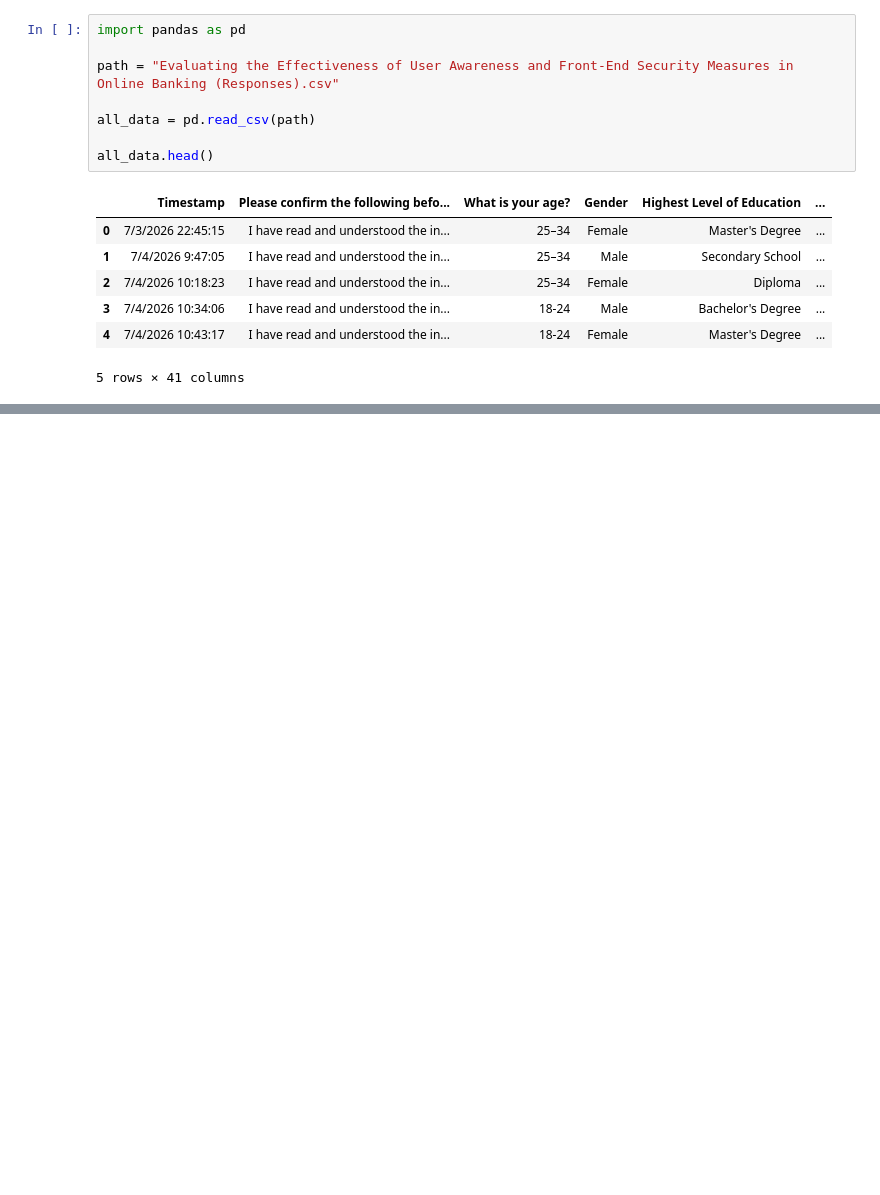
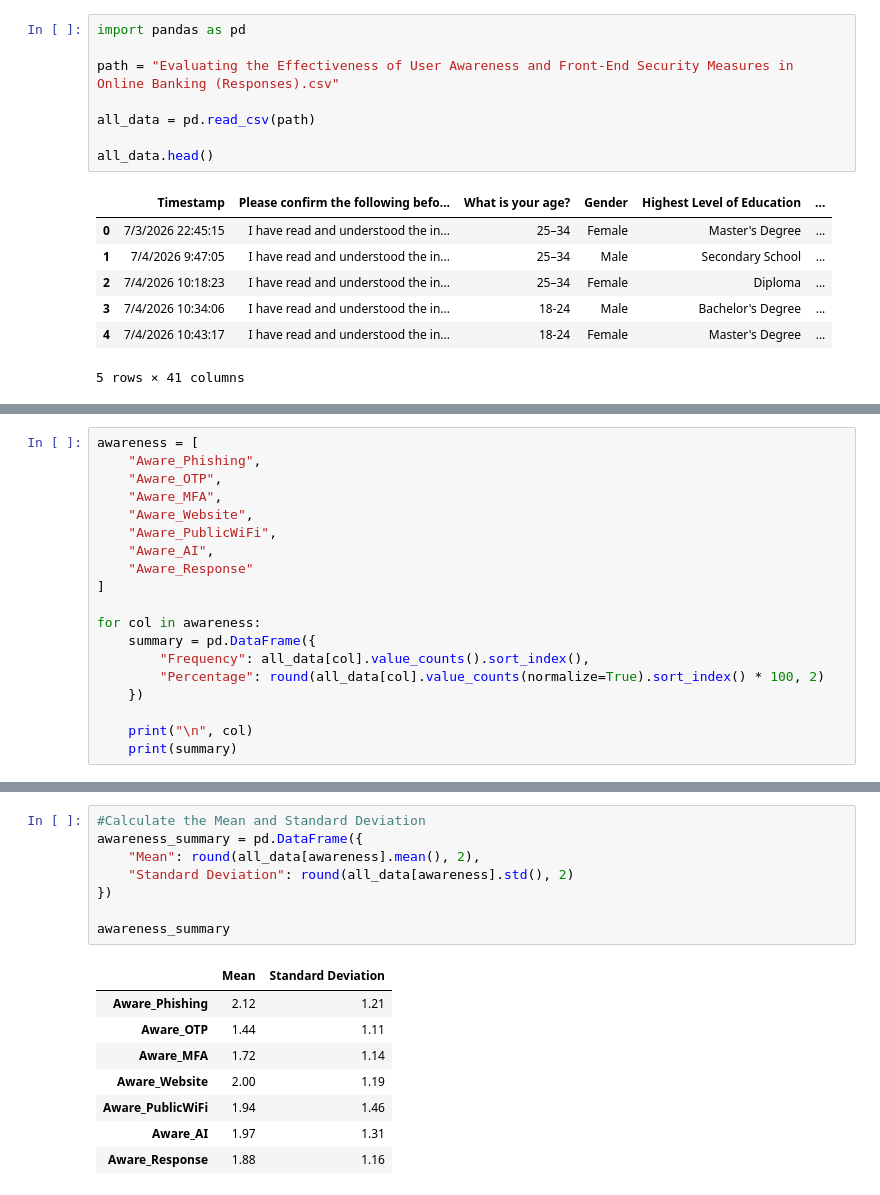
Before and after one commit to Shavindri/Final-Year-Project, a Jupyter notebook: Untitled0.ipynb, the cells around one changed output, grey strips where cells are left out. Cells and saved outputs as stored; diff of their text form; blank space fills up the shorter version.

```diff
--- a/Untitled0.ipynb
+++ b/Untitled0.ipynb
@@ -47,0 +310,19 @@ all_data.head()
+# %%
+awareness = [
+    "Aware_Phishing",
+    "Aware_OTP",
+    "Aware_MFA",
+    "Aware_Website",
+    "Aware_PublicWiFi",
+    "Aware_AI",
+    "Aware_Response"
+]
+
+for col in awareness:
+    summary = pd.DataFrame({
+        "Frequency": all_data[col].value_counts().sort_index(),
+        "Percentage": round(all_data[col].value_counts(normalize=True).sort_index() * 100, 2)
+    })
+
+    print("\n", col)
+    print(summary)
@@ -47,0 +347,17 @@ all_data.head()
+# %%
+#Calculate the Mean and Standard Deviation
+awareness_summary = pd.DataFrame({
+    "Mean": round(all_data[awareness].mean(), 2),
+    "Standard Deviation": round(all_data[awareness].std(), 2)
+})
+
+awareness_summary
+# %% [output]
+|  | Mean | Standard Deviation |
+| Aware_Phishing | 2.12 | 1.21 |
+| Aware_OTP | 1.44 | 1.11 |
+| Aware_MFA | 1.72 | 1.14 |
+| Aware_Website | 2.00 | 1.19 |
+| Aware_PublicWiFi | 1.94 | 1.46 |
+| Aware_AI | 1.97 | 1.31 |
+| Aware_Response | 1.88 | 1.16 |
```
Also changed, not shown: parts of 20 cells of this notebook.
